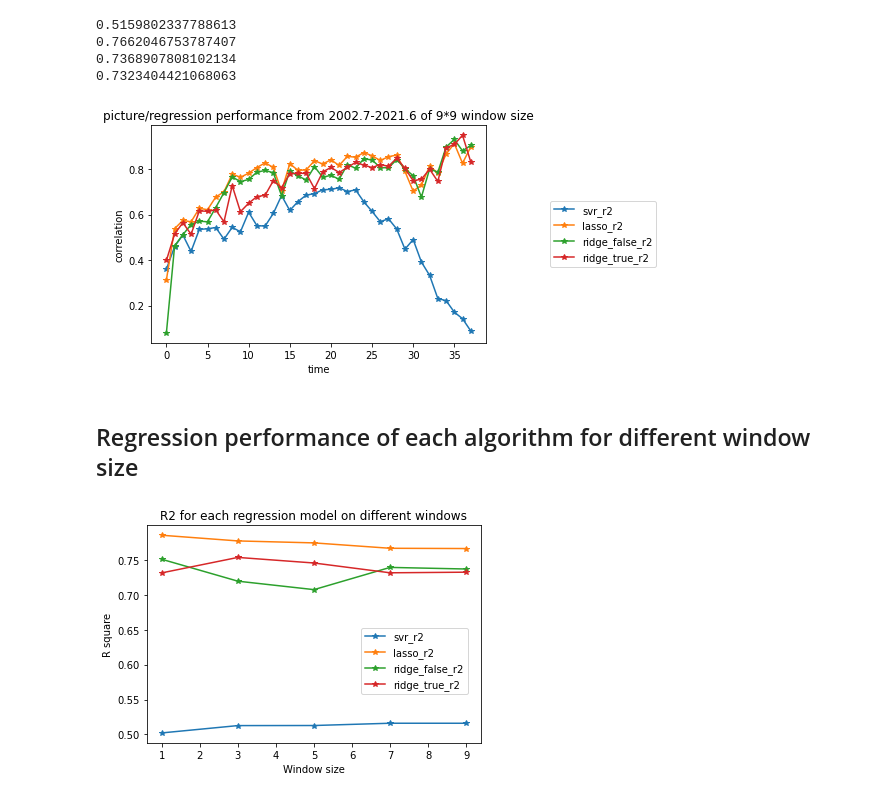
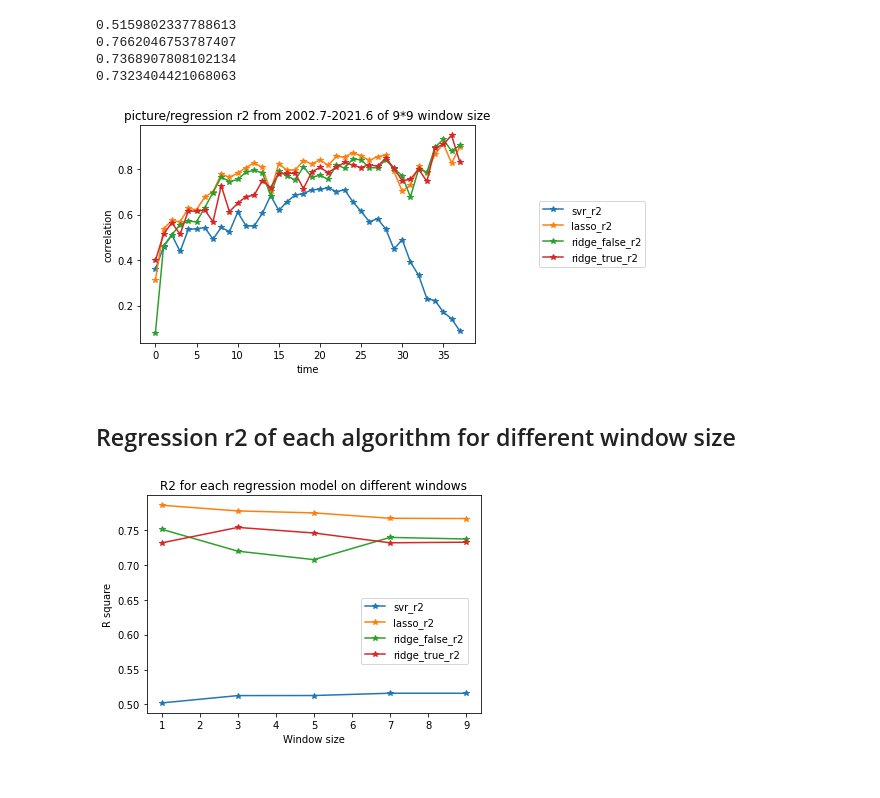
Before and after one commit to jiashenggu/ai_in_bio, a Jupyter notebook: pubmed_figure_2022.ipynb, the cells around one changed output. Cells and saved outputs as stored; diff of their text form; code cells hidden in the pictures.

```diff
--- a/pubmed_figure_2022.ipynb
+++ b/pubmed_figure_2022.ipynb
@@ -103,28 +103,28 @@ plt.show()
 # %%
 import pandas as pd
 reg_results = pd.read_csv("window_size_9.csv", index_col=0)
 reg_results = reg_results[4:-1]
 import matplotlib.pyplot as plt
 from statistics import mean
 plt.xlabel("time")
 plt.ylabel("correlation")
 x=[i for i in range(0,38)]
 for model in ['svr_r2', 'lasso_r2', 'ridge_false_r2', 'ridge_true_r2']:
     plt.plot(x, reg_results[model], '-*', label=model)
     print(mean(reg_results[model]))
 
 plt.legend(loc=10, bbox_to_anchor=(1.35, 0.5))
-plt.title("picture/regression performance from 2002.7-2021.6 of 9*9 window size")
-plt.savefig("picture/regression_performance_window_size_9.pdf")
+plt.title("picture/regression r2 from 2002.7-2021.6 of 9*9 window size")
+plt.savefig("picture/regression_r2_window_size_9.pdf")
 plt.show()
 # %% [output]
 0.5159802337788613
 0.7662046753787407
 0.7368907808102134
 0.7323404421068063
-[figure, old version]
+[figure, new version]
 # %% [markdown]
-## Regression performance of each algorithm for different window size
+## Regression r2 of each algorithm for different window size
 # %%
 import pandas as pd
 
```
Also changed, not shown: parts of 10 cells of this notebook, 21 other files.
